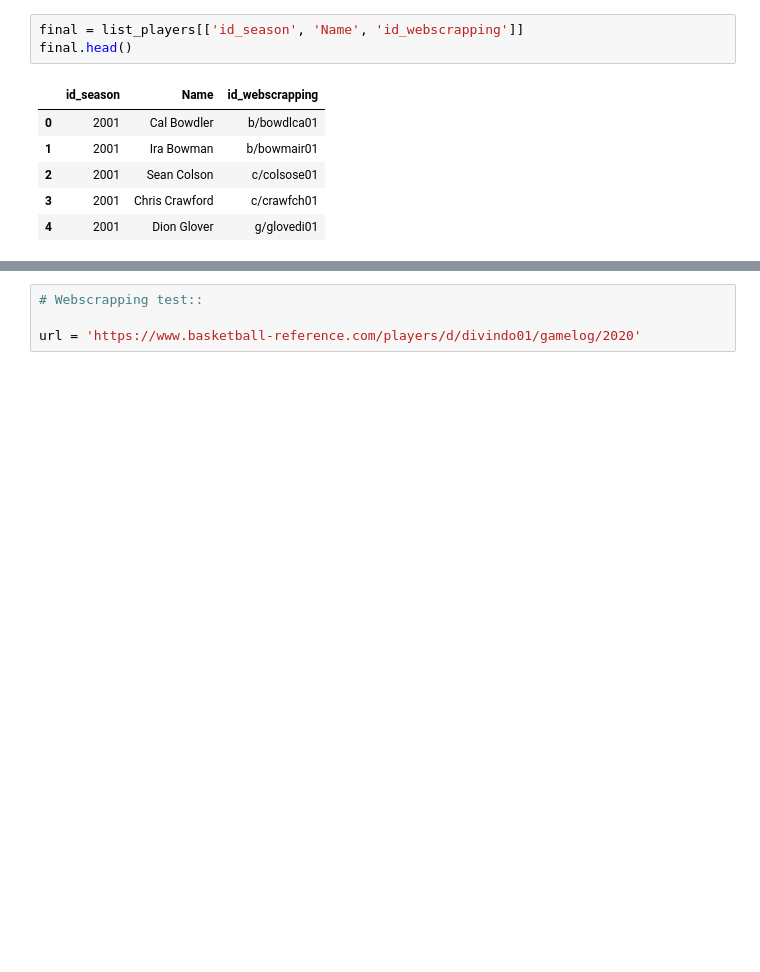
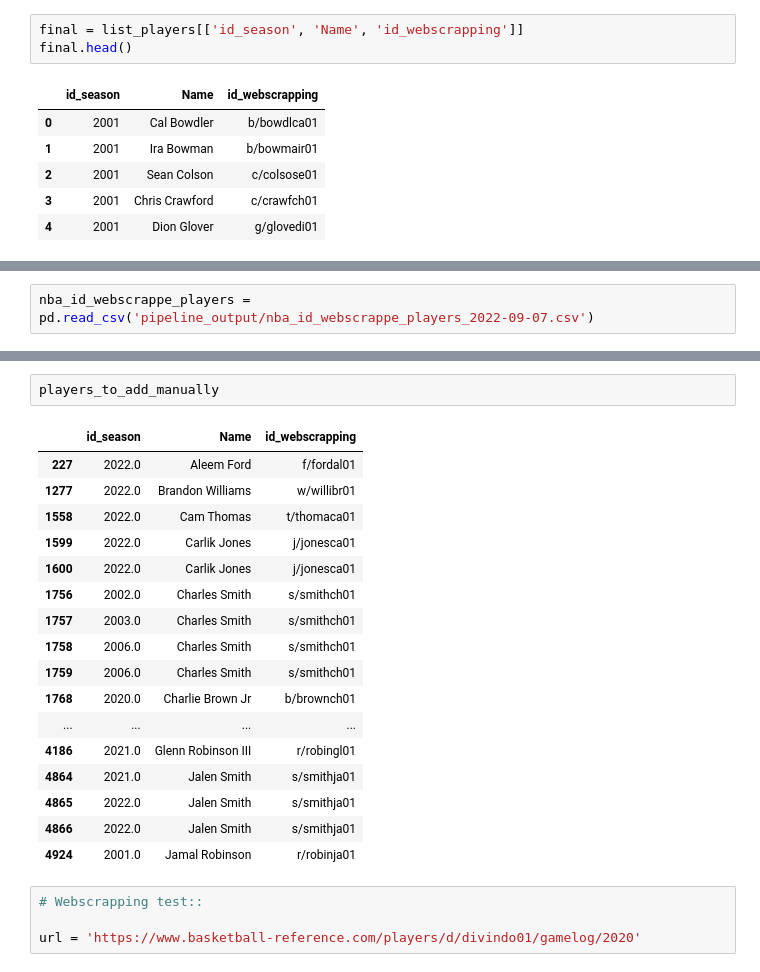
Before and after one commit to yannick-yf/foreshadwownba-data-engineering-pipeline, a Jupyter notebook: manual_verif.ipynb, the cells around one changed output, grey strips where cells are left out. Drawn from its saved outputs; the diff is of its cells as text; blank space fills up the shorter version.

Commit message:
Ongoing development to add players game data

```diff
--- a/manual_verif.ipynb
+++ b/manual_verif.ipynb
@@ -449,0 +486,2 @@ final.head()
+# %%
+nba_id_webscrappe_players = pd.read_csv('pipeline_output/nba_id_webscrappe_players_2022-09-07.csv')
@@ -450,3 +606,23 @@ final.head()
+# %%
+players_to_add_manually
+# %% [output]
+|  | id_season | Name | id_webscrapping |
+| 227 | 2022.0 | Aleem Ford | f/fordal01 |
+| 1277 | 2022.0 | Brandon Williams | w/willibr01 |
+| 1558 | 2022.0 | Cam Thomas | t/thomaca01 |
+| 1599 | 2022.0 | Carlik Jones | j/jonesca01 |
+| 1600 | 2022.0 | Carlik Jones | j/jonesca01 |
+| 1756 | 2002.0 | Charles Smith | s/smithch01 |
+| 1757 | 2003.0 | Charles Smith | s/smithch01 |
+| 1758 | 2006.0 | Charles Smith | s/smithch01 |
+| 1759 | 2006.0 | Charles Smith | s/smithch01 |
+| 1768 | 2020.0 | Charlie Brown Jr | b/brownch01 |
+| ... | ... | ... | ... |
+| 4186 | 2021.0 | Glenn Robinson III | r/robingl01 |
+| 4864 | 2021.0 | Jalen Smith | s/smithja01 |
+| 4865 | 2022.0 | Jalen Smith | s/smithja01 |
+| 4866 | 2022.0 | Jalen Smith | s/smithja01 |
+| 4924 | 2001.0 | Jamal Robinson | r/robinja01 |
 # %%
 # Webscrapping test::
 
```
Also changed, not shown: parts of 12 cells of this notebook, 3 other files.
